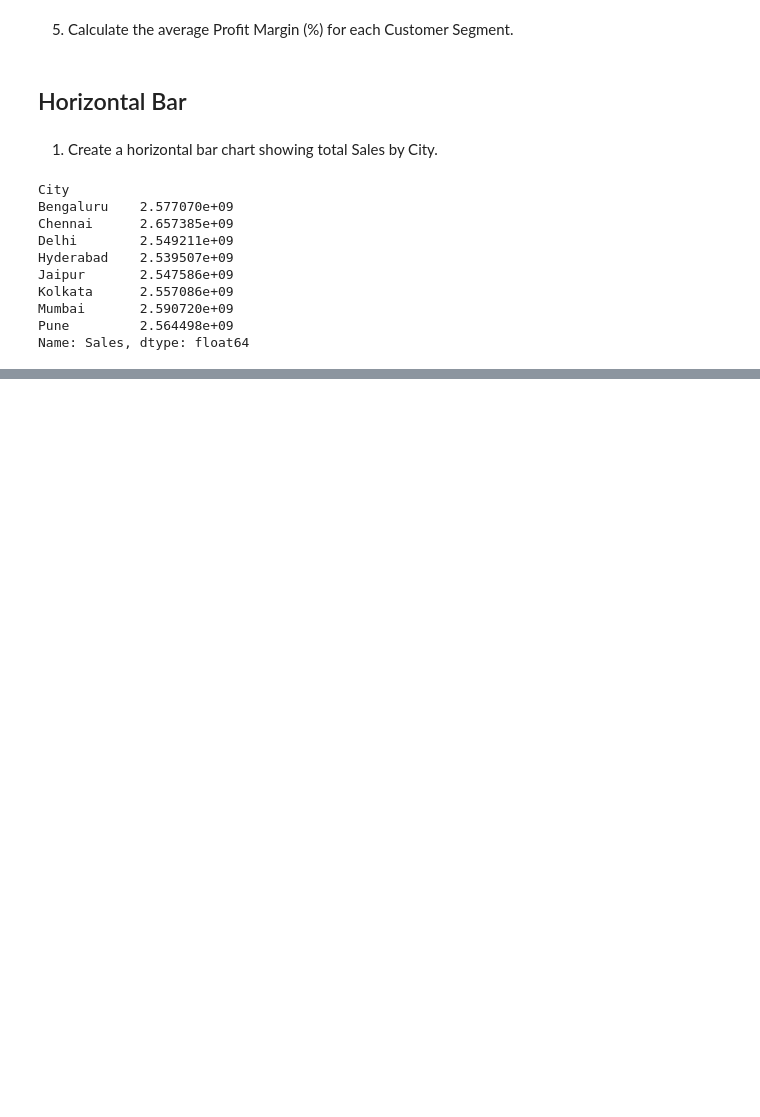
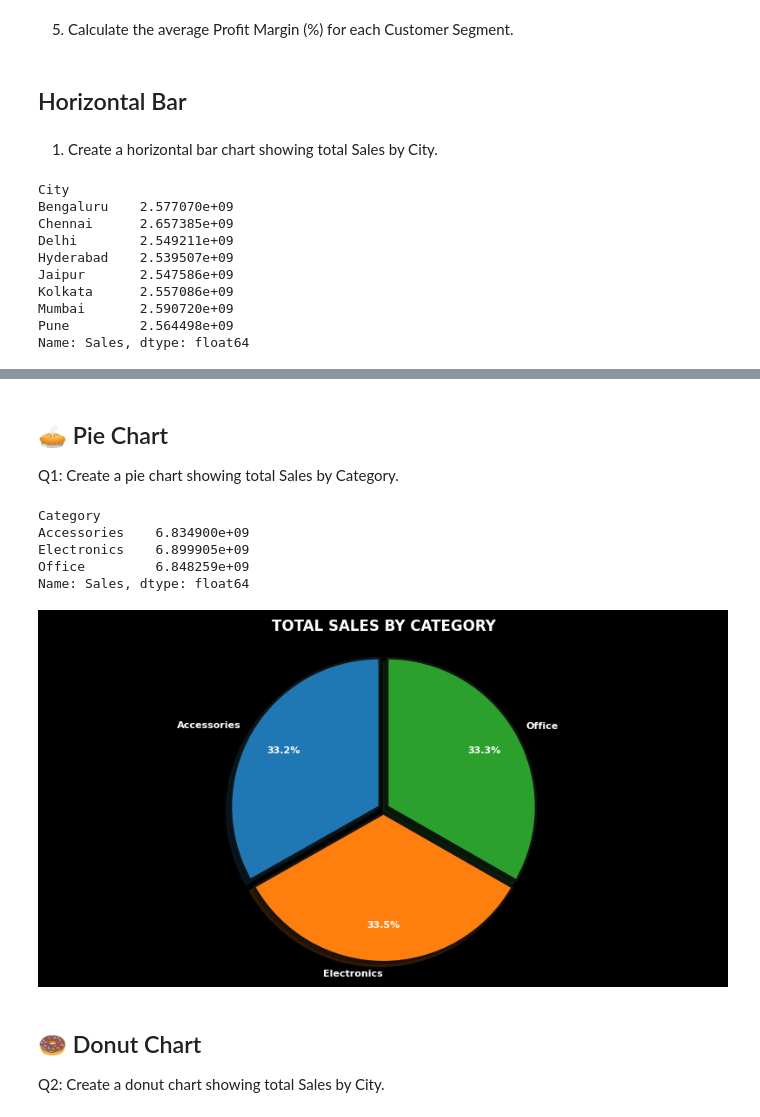
Before and after one commit to Suraj-kumar121K/Matplotlib, a Jupyter notebook: Practice/chart_practice.ipynb, the cells around one changed output, grey strips where cells are left out. Cells and saved outputs as stored; diff of their text form; code cells hidden in the pictures; blank space fills up the shorter version.

```diff
--- a/Practice/chart_practice.ipynb
+++ b/Practice/chart_practice.ipynb
@@ -1424,0 +812,51 @@ Create a stackplot showing monthly Sales by Payment Method.
+# %% [markdown]
+## 🥧 Pie Chart
+Q1: Create a pie chart showing total Sales by Category.
+# %%
+Category_Sales = df.groupby("Category")["Sales"].sum().round(2)
+Category_Sales
+# %% [output]
+Category
+Accessories    6.834900e+09
+Electronics    6.899905e+09
+Office         6.848259e+09
+Name: Sales, dtype: float64
+# %%
+plt.figure(figsize=(10, 5), facecolor="black", dpi=100)
+pie_chart = plt.pie(
+    Category_Sales.values,
+    labels = Category_Sales.index,
+    autopct="%1.1f%%",
+    explode=[0.03] * len(Category_Sales),
+    shadow=True,
+    radius = 1,
+    textprops={
+        "color":"white",
+        "fontweight":"bold",
+        "fontsize":8
+    },
+    startangle=90,
+    wedgeprops={
+        "edgecolor": "#121314",
+        "linewidth": 2
+    },
+    pctdistance=0.75,
+    labeldistance=1.08,
+)
+
+plt.title(
+    "TOTAL SALES BY CATEGORY",
+    color="White",
+    fontweight="bold",
+    fontsize=12,
+    pad=10
+)
+
+plt.axis("equal")
+
+plt.show()
+# %% [output]
+[figure, added]
+# %% [markdown]
+## 🍩 Donut Chart
+Q2: Create a donut chart showing total Sales by City.
```
Also changed, not shown: parts of 40 cells of this notebook.
